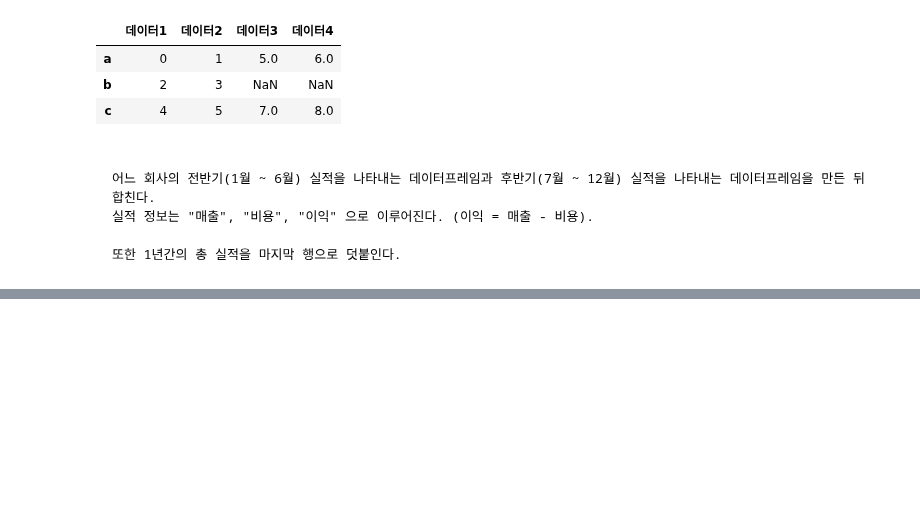
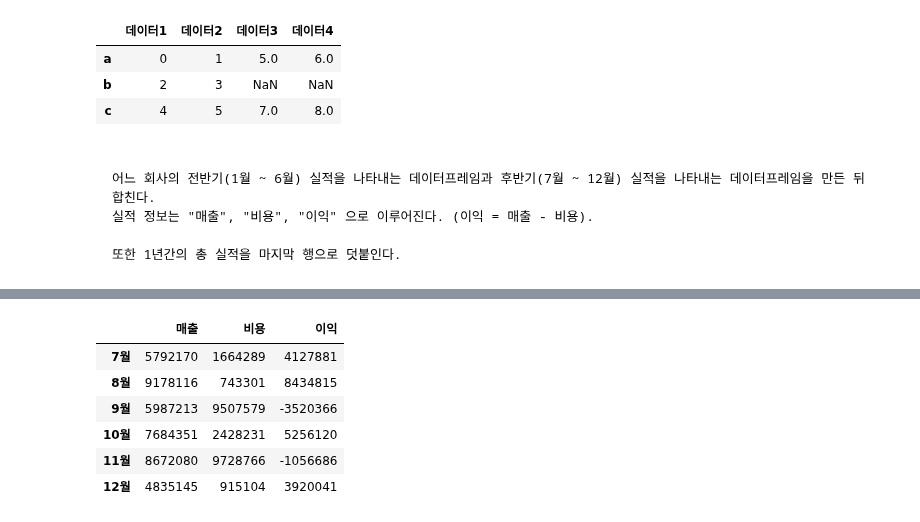
Before and after one commit to DahyeonS/Java_Python_Lecture, a Jupyter notebook: 20231228/pandas06.ipynb, the cells around one changed output, grey strips where cells are left out. Saved outputs shown, nothing was run; the diff lists cells and outputs as text; code cells hidden in the pictures; blank space fills up the shorter version.

```diff
--- a/20231228/pandas06.ipynb
+++ b/20231228/pandas06.ipynb
@@ -362,0 +396,12 @@ pd.concat([df1, df2], axis=1)
+# %%
+half2 = pd.DataFrame(np.random.randint(100000, 10000000, 12).reshape(6, 2), columns=['매출', '비용'], index=['7월', '8월', '9월', '10월', '11월', '12월'])
+half2['이익'] = half2['매출'] - half2['비용']
+half2
+# %% [output]
+|  | 매출 | 비용 | 이익 |
+| 7월 | 5792170 | 1664289 | 4127881 |
+| 8월 | 9178116 | 743301 | 8434815 |
+| 9월 | 5987213 | 9507579 | -3520366 |
+| 10월 | 7684351 | 2428231 | 5256120 |
+| 11월 | 8672080 | 9728766 | -1056686 |
+| 12월 | 4835145 | 915104 | 3920041 |
```
Also changed, not shown: parts of 4 cells of this notebook.
